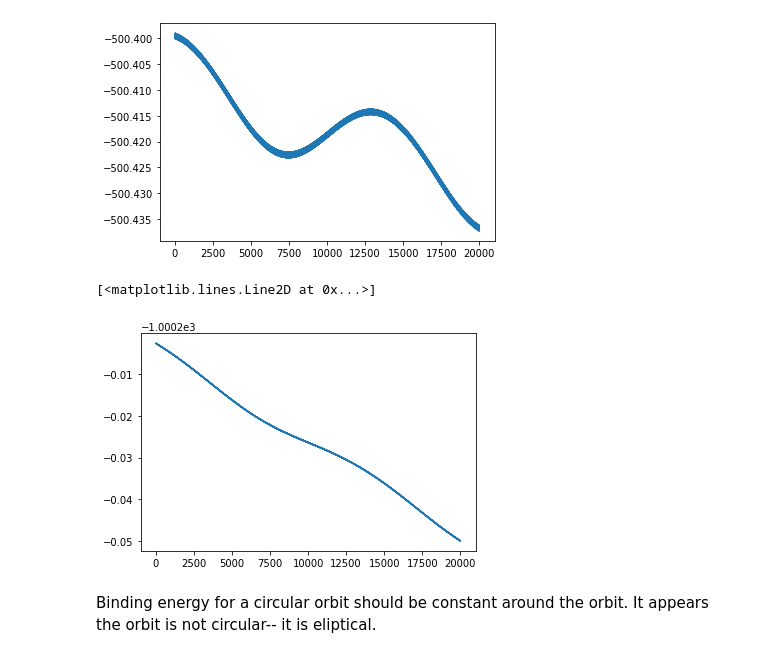
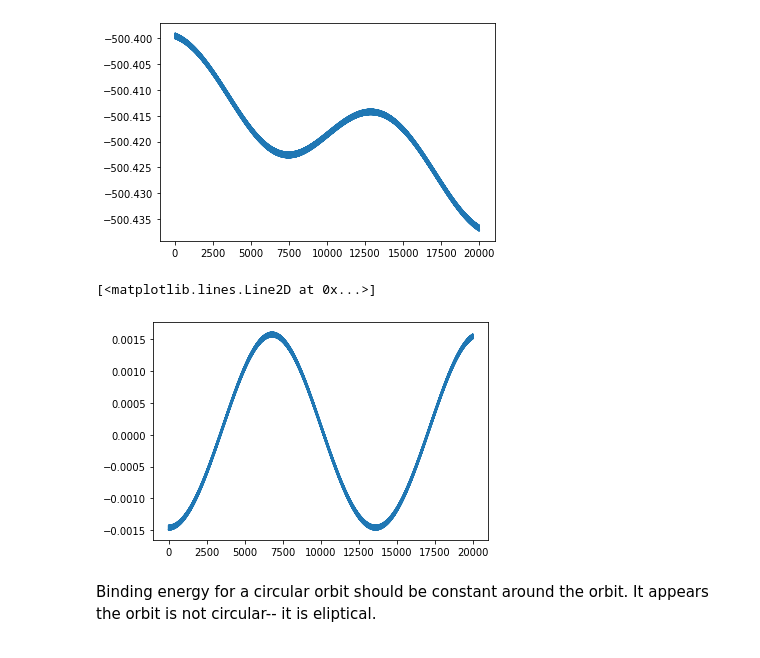
Before and after one commit to sdorsher/ThreeBodyOrbits, a Jupyter notebook: TwoStarsOnePlanet_convergenceTest.ipynb, the cells around one changed output. Drawn from its saved outputs; the diff is of its cells as text; code cells hidden in the pictures.

Commit message:
second non independent test of binding energy. binding energy is oscillating about zero. 2K+V =0 in theory or Etot=-0.5 V. There may be a time average.

```diff
--- a/TwoStarsOnePlanet_convergenceTest.ipynb
+++ b/TwoStarsOnePlanet_convergenceTest.ipynb
@@ -898,10 +898,10 @@ plt.plot(nptimes,BindingSystem-ExactBindingPlanet)
 [<matplotlib.lines.Line2D at 0x...>]
 [figure]
 # %%
-plt.plot(nptimes,BindingSystem-0.5*Egrav)
+plt.plot(nptimes,Etot-0.5*Egrav)
 # %% [output]
 [<matplotlib.lines.Line2D at 0x...>]
-[figure, old version]
+[figure, new version]
 # %% [markdown]
 Binding energy for a circular orbit should be constant around the orbit. It appears the orbit is not circular-- it is eliptical.
 # %%
```
